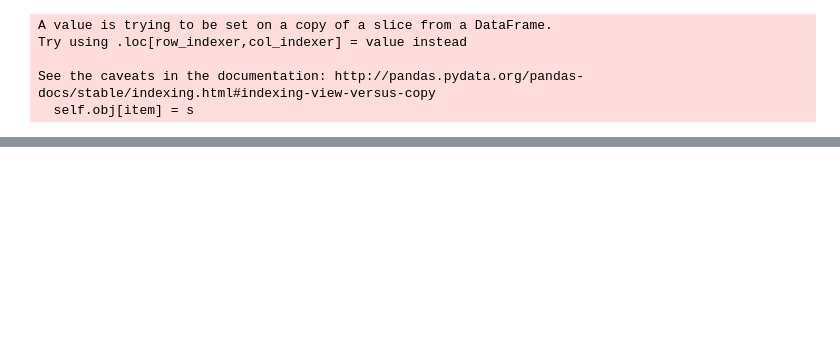
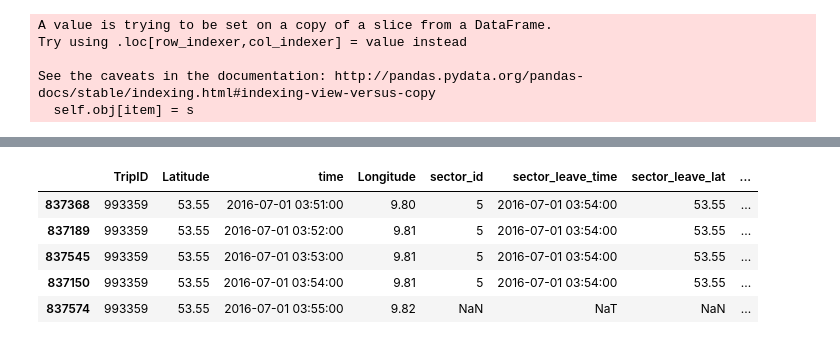
Before and after one commit to jank324/ais-predictor, a Jupyter notebook: data/filter ROT-HAM data.ipynb, the cells around one changed output, grey strips where cells are left out. Saved outputs shown, nothing was run; the diff lists cells and outputs as text; code cells hidden in the pictures; blank space fills up the shorter version.

```diff
--- a/data/filter ROT-HAM data.ipynb
+++ b/data/filter ROT-HAM data.ipynb
@@ -256,0 +210,9 @@ ais_secleav.tail()
+# %%
+ais_secleav[['TripID', 'Latitude', 'time', 'Longitude', 'sector_id', 'sector_leave_time', 'sector_leave_lat', 'sector_leave_lon']].tail()
+# %% [output]
+|  | TripID | Latitude | time | Longitude | sector_id | sector_leave_time | sector_leave_lat | ... |
+| 837368 | 993359 | 53.55 | 2016-07-01 03:51:00 | 9.80 | 5 | 2016-07-01 03:54:00 | 53.55 | ... |
+| 837189 | 993359 | 53.55 | 2016-07-01 03:52:00 | 9.81 | 5 | 2016-07-01 03:54:00 | 53.55 | ... |
+| 837545 | 993359 | 53.55 | 2016-07-01 03:53:00 | 9.81 | 5 | 2016-07-01 03:54:00 | 53.55 | ... |
+| 837150 | 993359 | 53.55 | 2016-07-01 03:54:00 | 9.81 | 5 | 2016-07-01 03:54:00 | 53.55 | ... |
+| 837574 | 993359 | 53.55 | 2016-07-01 03:55:00 | 9.82 | NaN | NaT | NaN | ... |
```
Also changed, not shown: parts of 25 cells of this notebook.
